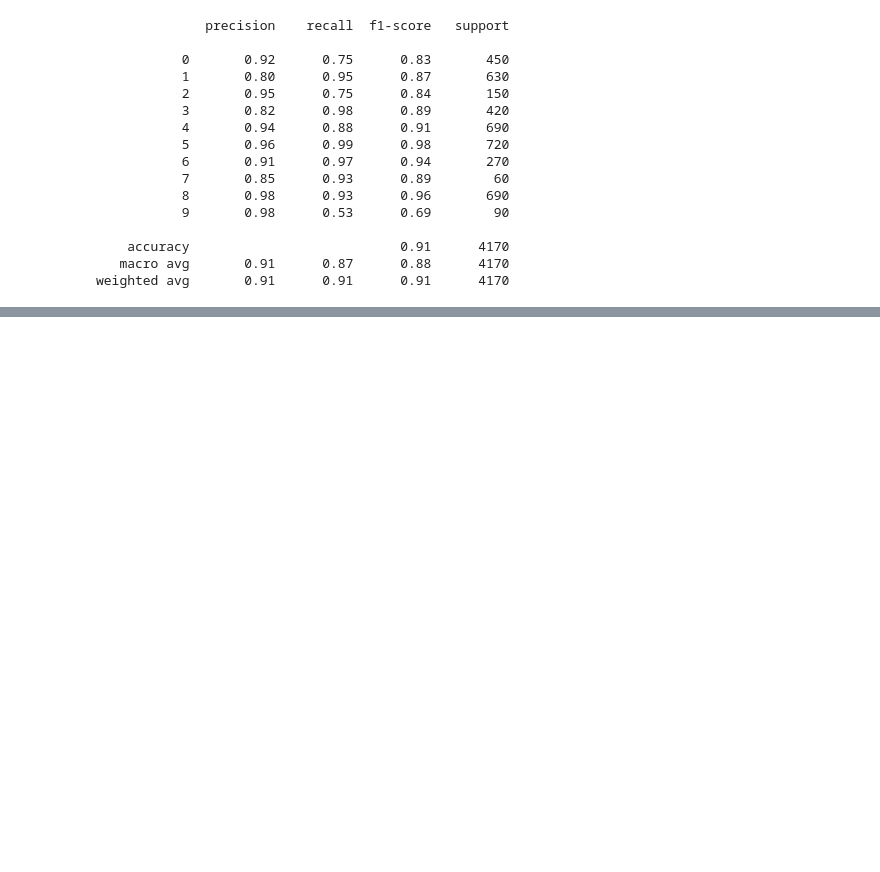
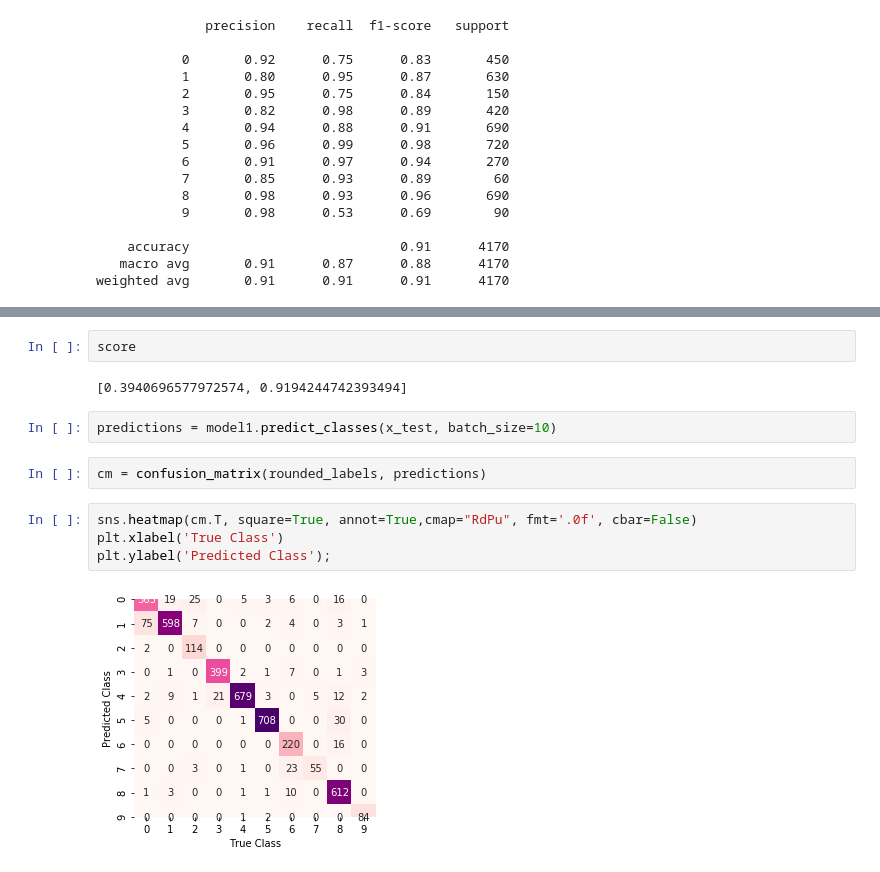
Before and after one commit to aln3/DMML_CW2_Group2, a Jupyter notebook: NeuralNetsParameterChange.ipynb, the cells around one changed output, grey strips where cells are left out. Cells and saved outputs as stored; diff of their text form; blank space fills up the shorter version.

```diff
--- a/NeuralNetsParameterChange.ipynb
+++ b/NeuralNetsParameterChange.ipynb
@@ -256,0 +258,14 @@ print(np.mean(ScoreArray[:,1:2]))
+# %%
+score
+# %% [output]
+[0.3940696577972574, 0.9194244742393494]
+# %%
+predictions = model1.predict_classes(x_test, batch_size=10)
+# %%
+cm = confusion_matrix(rounded_labels, predictions)
+# %%
+sns.heatmap(cm.T, square=True, annot=True,cmap="RdPu", fmt='.0f', cbar=False)
+plt.xlabel('True Class')
+plt.ylabel('Predicted Class');
+# %% [output]
+[figure, added]
```
Also changed, not shown: parts of 55 cells of this notebook.
